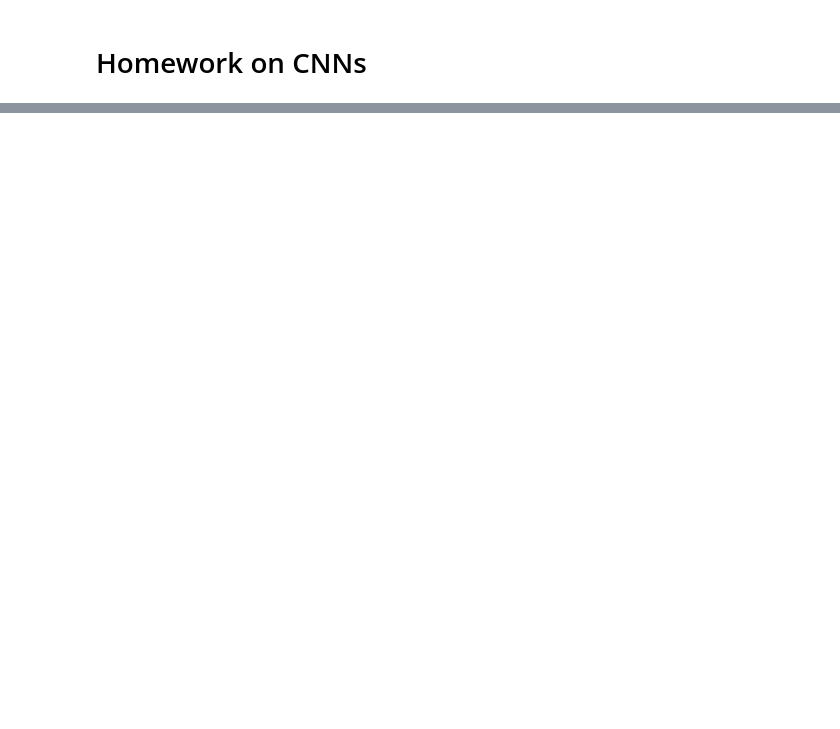
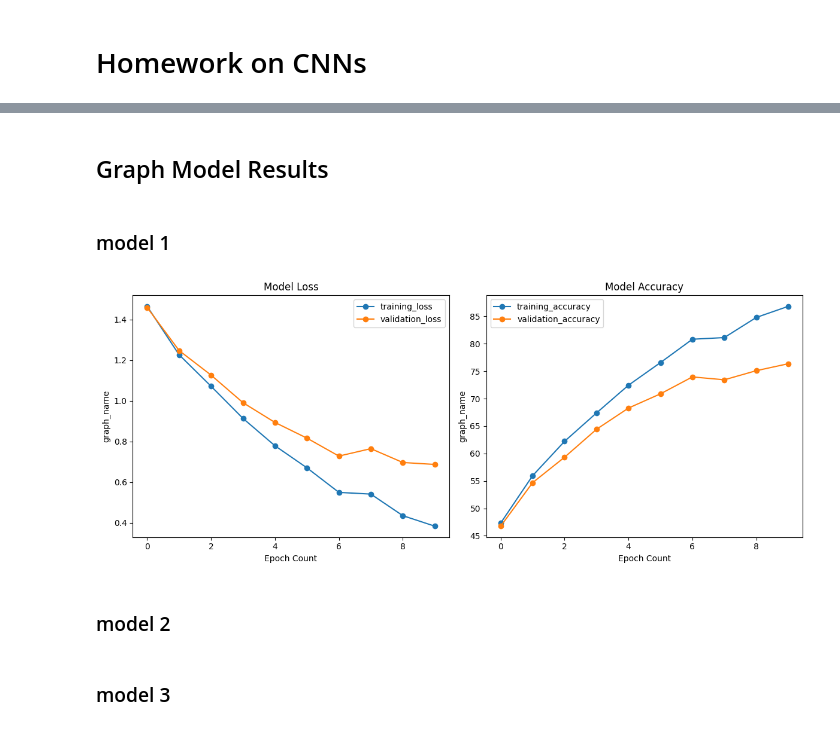
Before and after one commit to jozhw/ai-science-training-series, a Jupyter notebook: homework_responses/2024-02-26_John_Wu_03.ipynb, the cells around one changed output, grey strips where cells are left out. Cells and saved outputs as stored; diff of their text form; code cells hidden in the pictures; blank space fills up the shorter version.

```diff
--- a/homework_responses/2024-02-26_John_Wu_03.ipynb
+++ b/homework_responses/2024-02-26_John_Wu_03.ipynb
@@ -59,0 +291,3 @@ val_dataloader = torch.utils.data.DataLoader(validation_data,
+# %%
+# loss funtion definition that will not be changed
+loss_fn = nn.CrossEntropyLoss()
@@ -59,0 +380,11 @@ val_dataloader = torch.utils.data.DataLoader(validation_data,
+# %%
+
+model_1 = Classifier(32, 4, 2)
+
+model_1.cuda()
+
+# optimizer
+
+model_1_optimizer = torch.optim.AdamW(model_1.parameters(), lr=0.001, weight_decay=0.01)
+
+print(summary(model_1, input_size=(batch_size, 3, 32, 32)))
@@ -59,0 +470,2 @@ val_dataloader = torch.utils.data.DataLoader(validation_data,
+# %%
+number_epoches = 5
@@ -59,0 +474,2 @@ val_dataloader = torch.utils.data.DataLoader(validation_data,
+# %%
+model_1_results = train_model(number_epoches, model_1, model_1_optimizer)
@@ -59,0 +526,11 @@ val_dataloader = torch.utils.data.DataLoader(validation_data,
+# %% [markdown]
+## Graph Model Results
+# %% [markdown]
+### model 1
+# %%
+
+graph_results(separate_results(model_1_results), ("Loss", "Accuracy"))
+# %% [output]
+[figure, added]
+# %% [markdown]
+### model 2
@@ -59,0 +539,2 @@ val_dataloader = torch.utils.data.DataLoader(validation_data,
+# %% [markdown]
+### model 3
```
Also changed, not shown: parts of 33 cells of this notebook.
